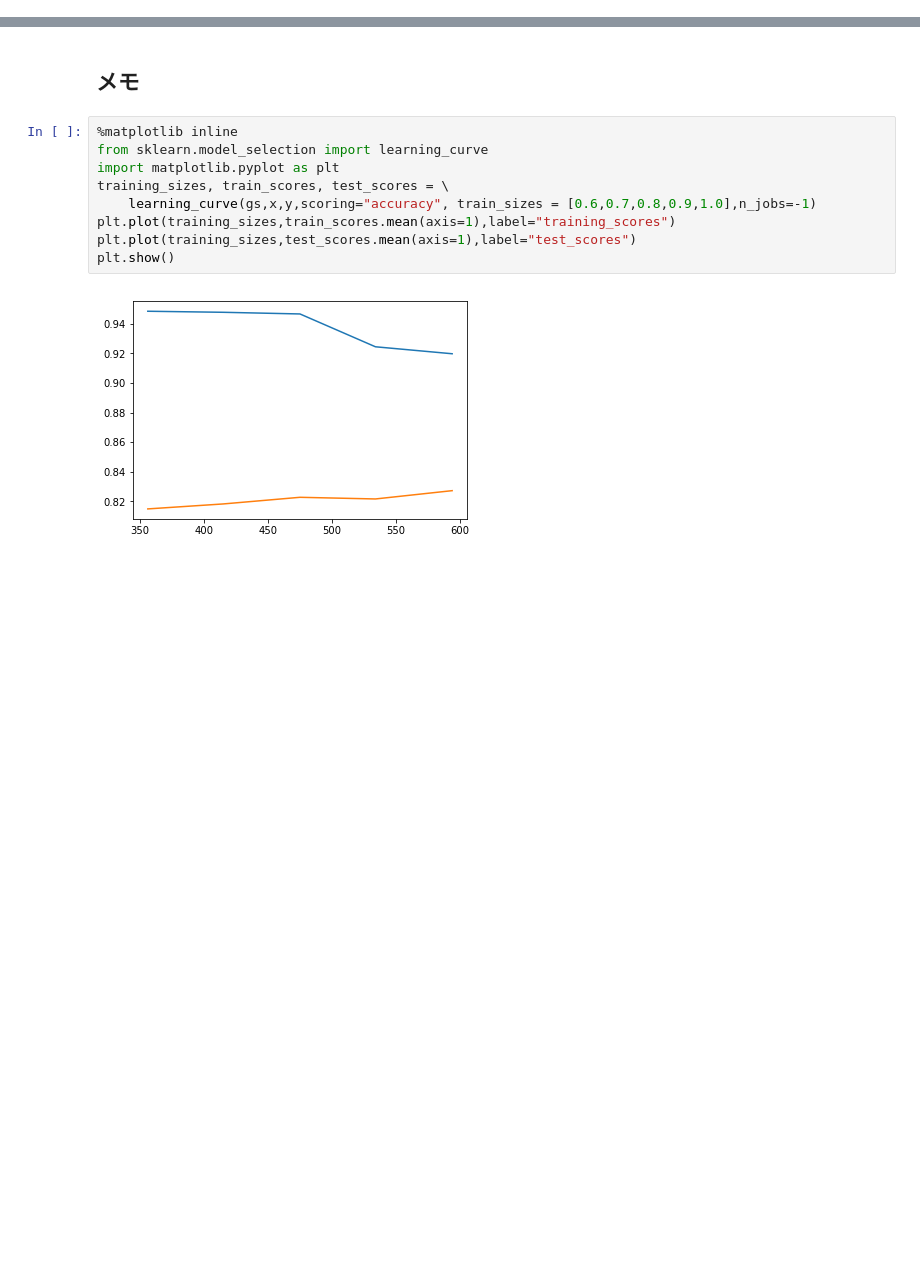
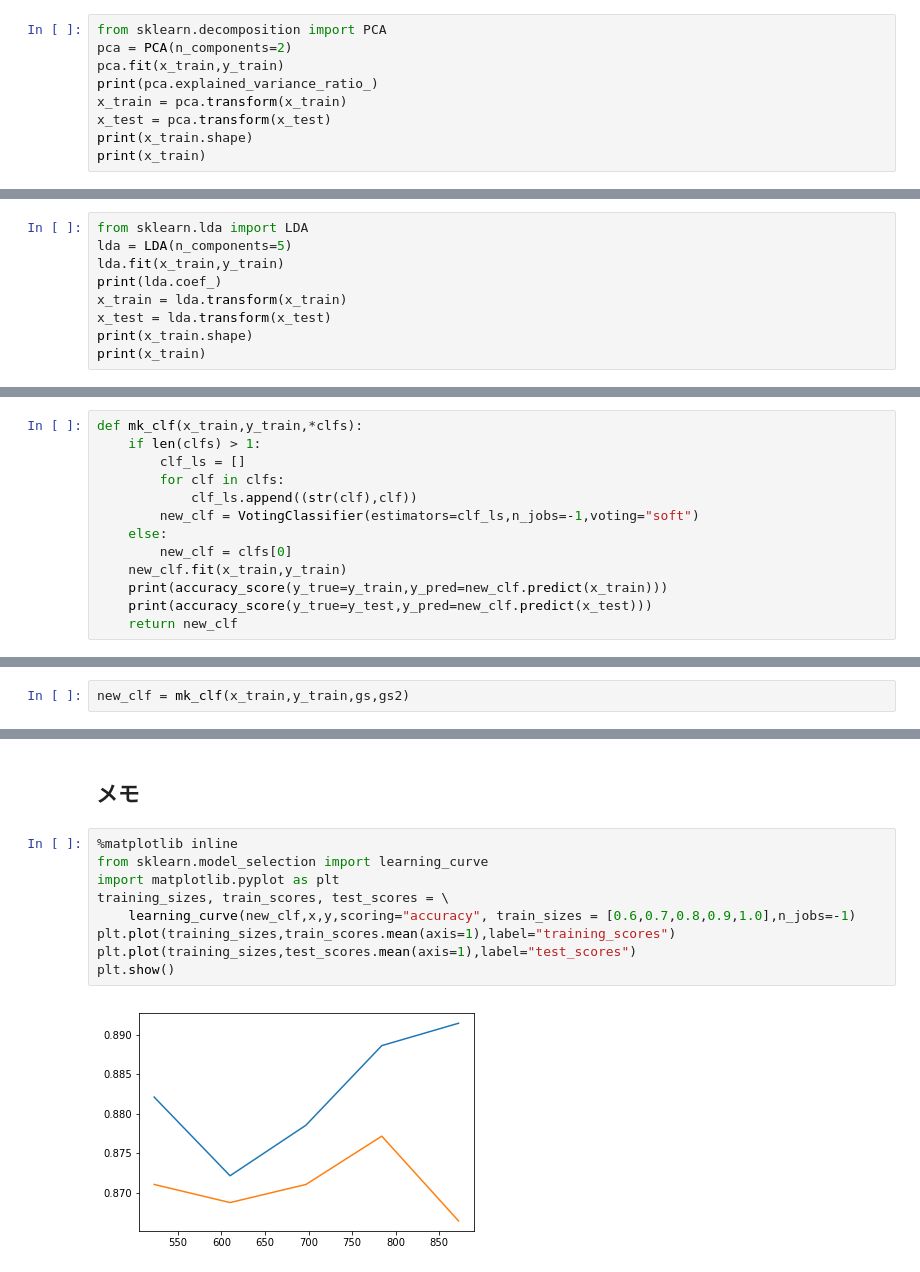
Before and after one commit to masakicktashiro/titanic, a Jupyter notebook: titanic.ipynb, the cells around one changed output, grey strips where cells are left out. Cells and saved outputs as stored; diff of their text form; blank space fills up the shorter version.

```diff
--- a/titanic.ipynb
+++ b/titanic.ipynb
@@ -230,0 +632,9 @@ print(accuracy_score(y_true=y_test,y_pred=gs.predict(x_test)))
+# %%
+from sklearn.decomposition import PCA
+pca = PCA(n_components=2)
+pca.fit(x_train,y_train)
+print(pca.explained_variance_ratio_)
+x_train = pca.transform(x_train)
+x_test = pca.transform(x_test)
+print(x_train.shape)
+print(x_train)
@@ -230,0 +653,9 @@ print(accuracy_score(y_true=y_test,y_pred=gs.predict(x_test)))
+# %%
+from sklearn.lda import LDA
+lda = LDA(n_components=5)
+lda.fit(x_train,y_train)
+print(lda.coef_)
+x_train = lda.transform(x_train)
+x_test = lda.transform(x_test)
+print(x_train.shape)
+print(x_train)
@@ -230,0 +716,13 @@ print(accuracy_score(y_true=y_test,y_pred=gs.predict(x_test)))
+# %%
+def mk_clf(x_train,y_train,*clfs):
+    if len(clfs) > 1:
+        clf_ls = []
+        for clf in clfs:
+            clf_ls.append((str(clf),clf))
+        new_clf = VotingClassifier(estimators=clf_ls,n_jobs=-1,voting="soft")
+    else:
+        new_clf = clfs[0]
+    new_clf.fit(x_train,y_train)
+    print(accuracy_score(y_true=y_train,y_pred=new_clf.predict(x_train)))
+    print(accuracy_score(y_true=y_test,y_pred=new_clf.predict(x_test)))
+    return new_clf
@@ -230,0 +734,2 @@ print(accuracy_score(y_true=y_test,y_pred=gs.predict(x_test)))
+# %%
+new_clf = mk_clf(x_train,y_train,gs,gs2)
@@ -310,11 +904,11 @@ with open("predcit_result_data.csv","w") as f:
 # %%
 %matplotlib inline
 from sklearn.model_selection import learning_curve
 import matplotlib.pyplot as plt
 training_sizes, train_scores, test_scores = \
-    learning_curve(gs,x,y,scoring="accuracy", train_sizes = [0.6,0.7,0.8,0.9,1.0],n_jobs=-1)
+    learning_curve(new_clf,x,y,scoring="accuracy", train_sizes = [0.6,0.7,0.8,0.9,1.0],n_jobs=-1)
 plt.plot(training_sizes,train_scores.mean(axis=1),label="training_scores")
 plt.plot(training_sizes,test_scores.mean(axis=1),label="test_scores")
 plt.show()
 # %% [output]
-[figure, old version]
+[figure, new version]
```
Also changed, not shown: parts of 63 cells of this notebook.
